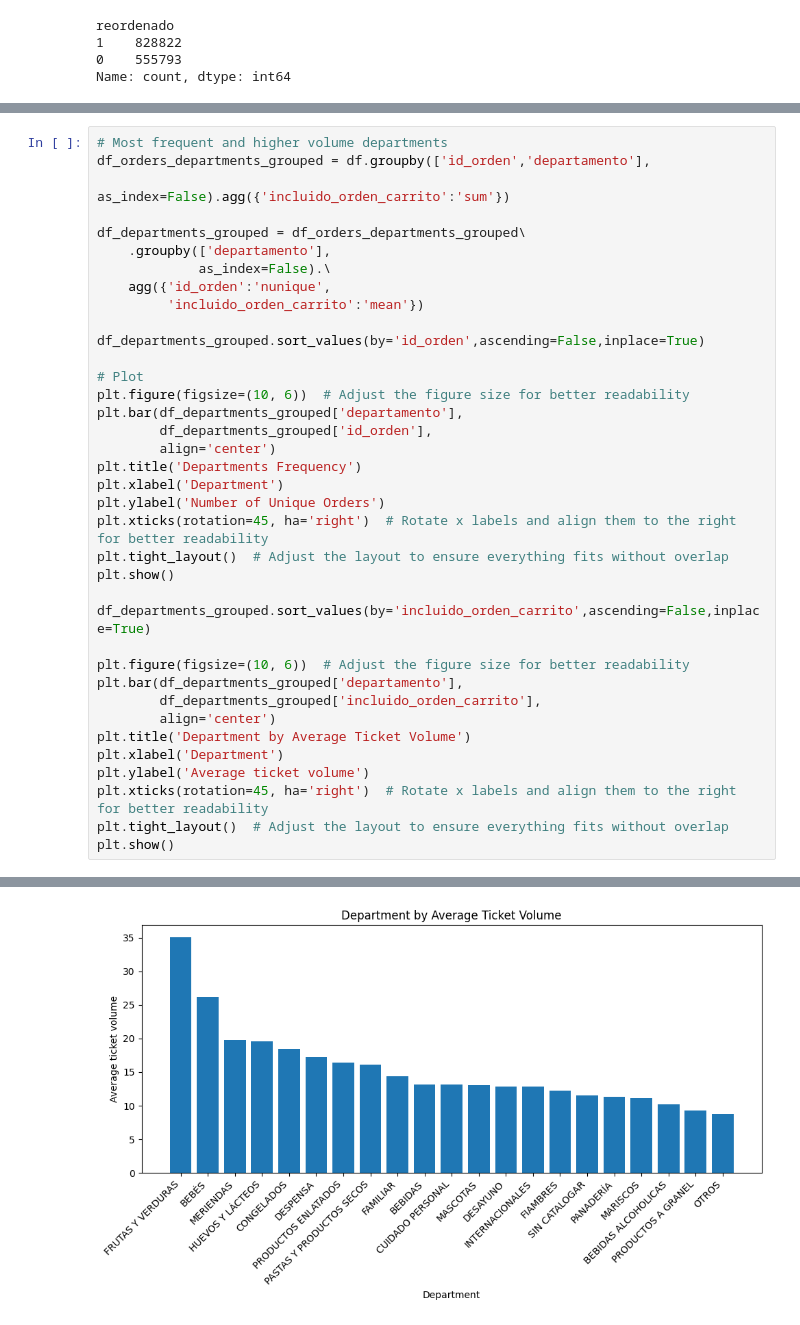
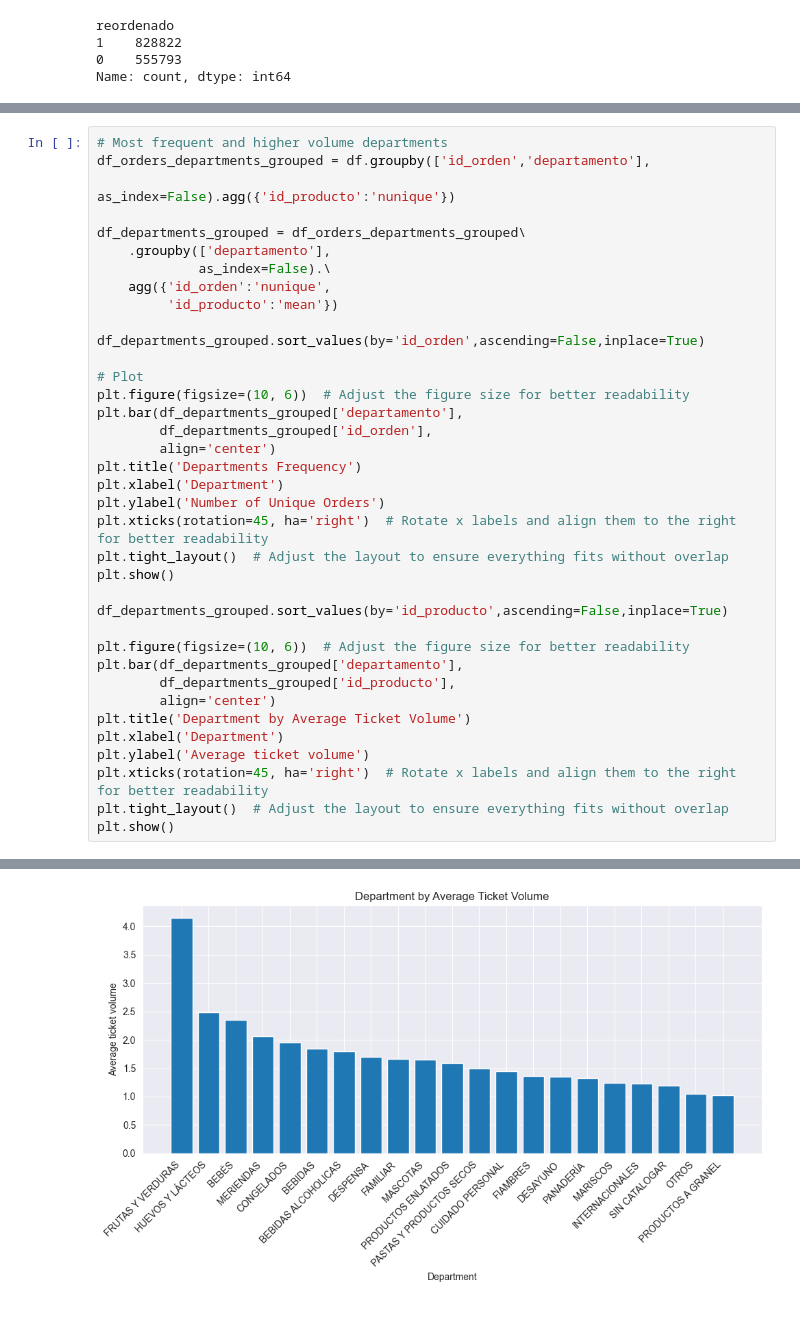
Before and after one commit to dleonrdz/supercenter-product-recommender, a Jupyter notebook: notebooks/01-Exploratory_Data_Analysis.ipynb, the cells around one changed output, grey strips where cells are left out. Saved outputs shown, nothing was run; the diff lists cells and outputs as text.

```diff
--- a/notebooks/01-Exploratory_Data_Analysis.ipynb
+++ b/notebooks/01-Exploratory_Data_Analysis.ipynb
@@ -270,13 +239,13 @@ plt.show()
 # %%
 # Most frequent and higher volume departments
 df_orders_departments_grouped = df.groupby(['id_orden','departamento'],
-                                           as_index=False).agg({'incluido_orden_carrito':'sum'})
+                                           as_index=False).agg({'id_producto':'nunique'})
 
 df_departments_grouped = df_orders_departments_grouped\
     .groupby(['departamento'],
              as_index=False).\
     agg({'id_orden':'nunique',
-         'incluido_orden_carrito':'mean'})
+         'id_producto':'mean'})
 
 df_departments_grouped.sort_values(by='id_orden',ascending=False,inplace=True)
 
@@ -292,11 +261,11 @@ plt.xticks(rotation=45, ha='right')  # Rotate x labels and align them to the rig
 plt.tight_layout()  # Adjust the layout to ensure everything fits without overlap
 plt.show()
 
-df_departments_grouped.sort_values(by='incluido_orden_carrito',ascending=False,inplace=True)
+df_departments_grouped.sort_values(by='id_producto',ascending=False,inplace=True)
 
 plt.figure(figsize=(10, 6))  # Adjust the figure size for better readability
 plt.bar(df_departments_grouped['departamento'],
-        df_departments_grouped['incluido_orden_carrito'],
+        df_departments_grouped['id_producto'],
         align='center')
 plt.title('Department by Average Ticket Volume')
 plt.xlabel('Department')
@@ -309 +278 @@ plt.show()
-[figure, old version]
+[figure, new version]
```
Also changed, not shown: parts of 7 cells of this notebook.
